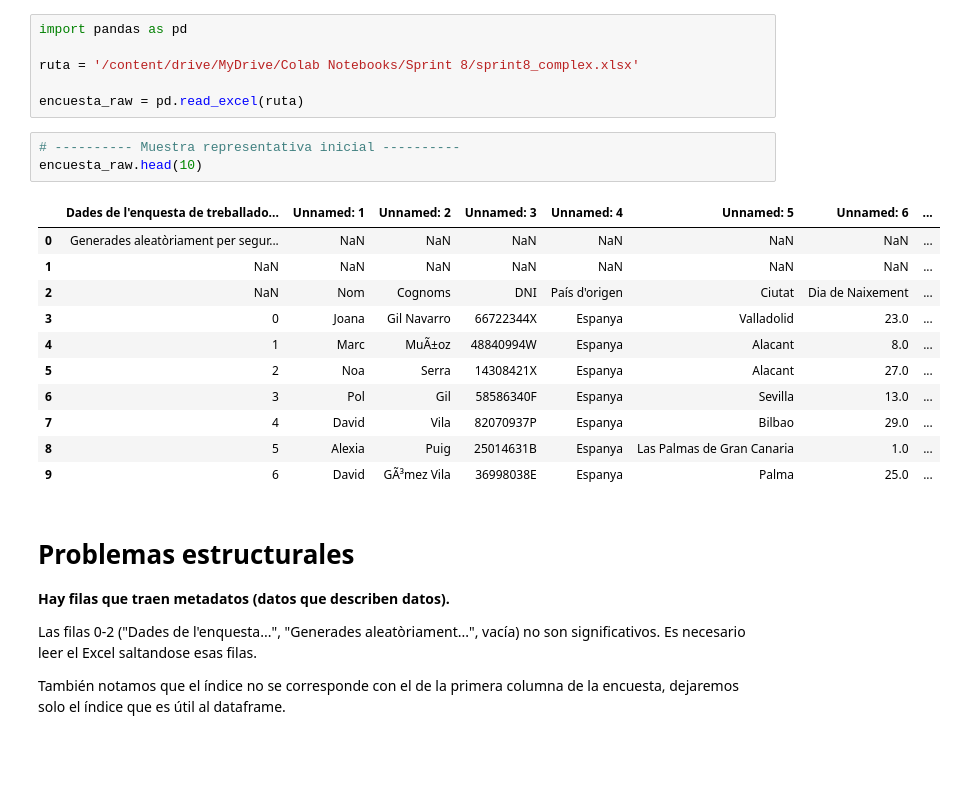
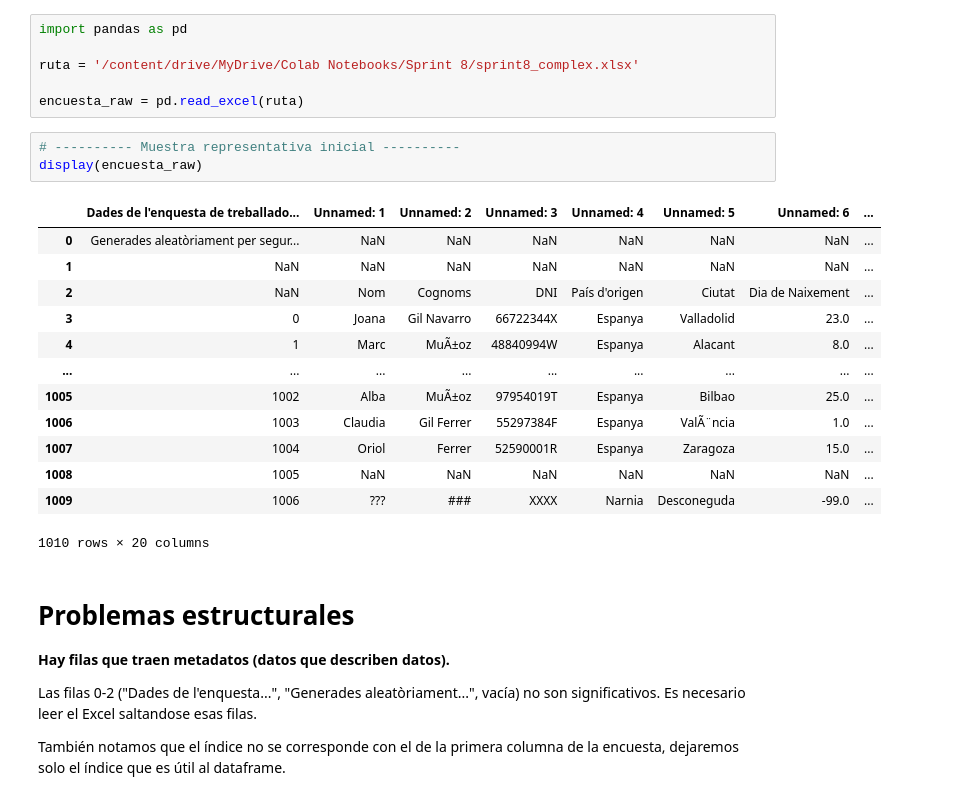
Before and after one commit to AlejandroNPereyra/Sprint-8---Data-Analysis, a Jupyter notebook: Sprint_8.ipynb, the cells around one changed output. Cells and saved outputs as stored; diff of their text form; blank space fills up the shorter version.

```diff
--- a/Sprint_8.ipynb
+++ b/Sprint_8.ipynb
@@ -65,19 +65,21 @@ ruta = '/content/drive/MyDrive/Colab Notebooks/Sprint 8/sprint8_complex.xlsx'
 encuesta_raw = pd.read_excel(ruta)
 # %%
 # ---------- Muestra representativa inicial ----------
-encuesta_raw.head(10)
+display(encuesta_raw)
 # %% [output]
 |  | Dades de l'enquesta de treballado... | Unnamed: 1 | Unnamed: 2 | Unnamed: 3 | Unnamed: 4 | Unnamed: 5 | Unnamed: 6 | ... |
 | 0 | Generades aleatòriament per segur... | NaN | NaN | NaN | NaN | NaN | NaN | ... |
 | 1 | NaN | NaN | NaN | NaN | NaN | NaN | NaN | ... |
 | 2 | NaN | Nom | Cognoms | DNI | País d'origen | Ciutat | Dia de Naixement | ... |
 | 3 | 0 | Joana | Gil Navarro | 66722344X | Espanya | Valladolid | 23.0 | ... |
 | 4 | 1 | Marc | MuÃ±oz | 48840994W | Espanya | Alacant | 8.0 | ... |
-| 5 | 2 | Noa | Serra | 14308421X | Espanya | Alacant | 27.0 | ... |
-| 6 | 3 | Pol | Gil | 58586340F | Espanya | Sevilla | 13.0 | ... |
-| 7 | 4 | David | Vila | 82070937P | Espanya | Bilbao | 29.0 | ... |
-| 8 | 5 | Alexia | Puig | 25014631B | Espanya | Las Palmas de Gran Canaria | 1.0 | ... |
-| 9 | 6 | David | GÃ³mez Vila | 36998038E | Espanya | Palma | 25.0 | ... |
+| ... | ... | ... | ... | ... | ... | ... | ... | ... |
+| 1005 | 1002 | Alba | MuÃ±oz | 97954019T | Espanya | Bilbao | 25.0 | ... |
+| 1006 | 1003 | Claudia | Gil Ferrer | 55297384F | Espanya | ValÃ¨ncia | 1.0 | ... |
+| 1007 | 1004 | Oriol | Ferrer | 52590001R | Espanya | Zaragoza | 15.0 | ... |
+| 1008 | 1005 | NaN | NaN | NaN | NaN | NaN | NaN | ... |
+| 1009 | 1006 | ??? | ### | XXXX | Narnia | Desconeguda | -99.0 | ... |
+1010 rows × 20 columns
 # %% [markdown]
 # Problemas estructurales
 
```
Also changed, not shown: parts of 81 cells of this notebook.
